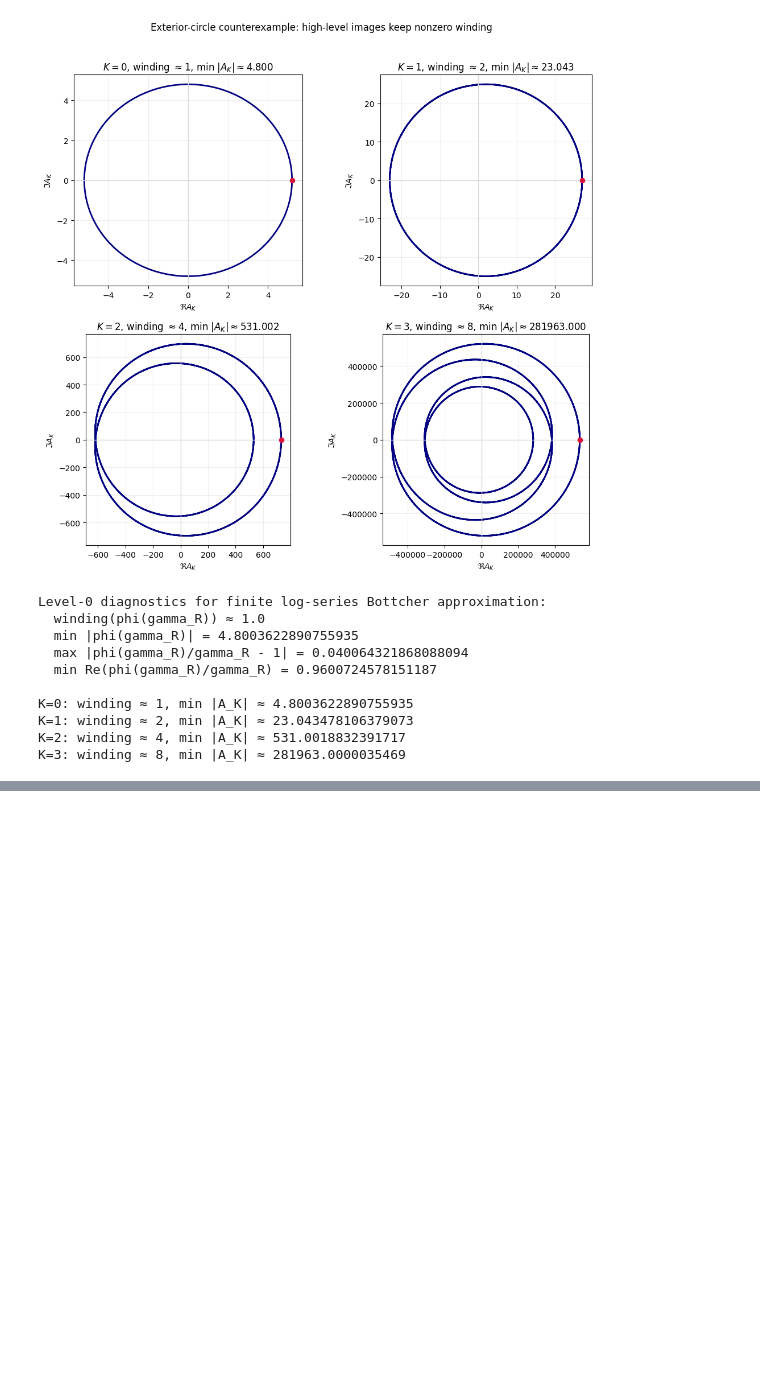
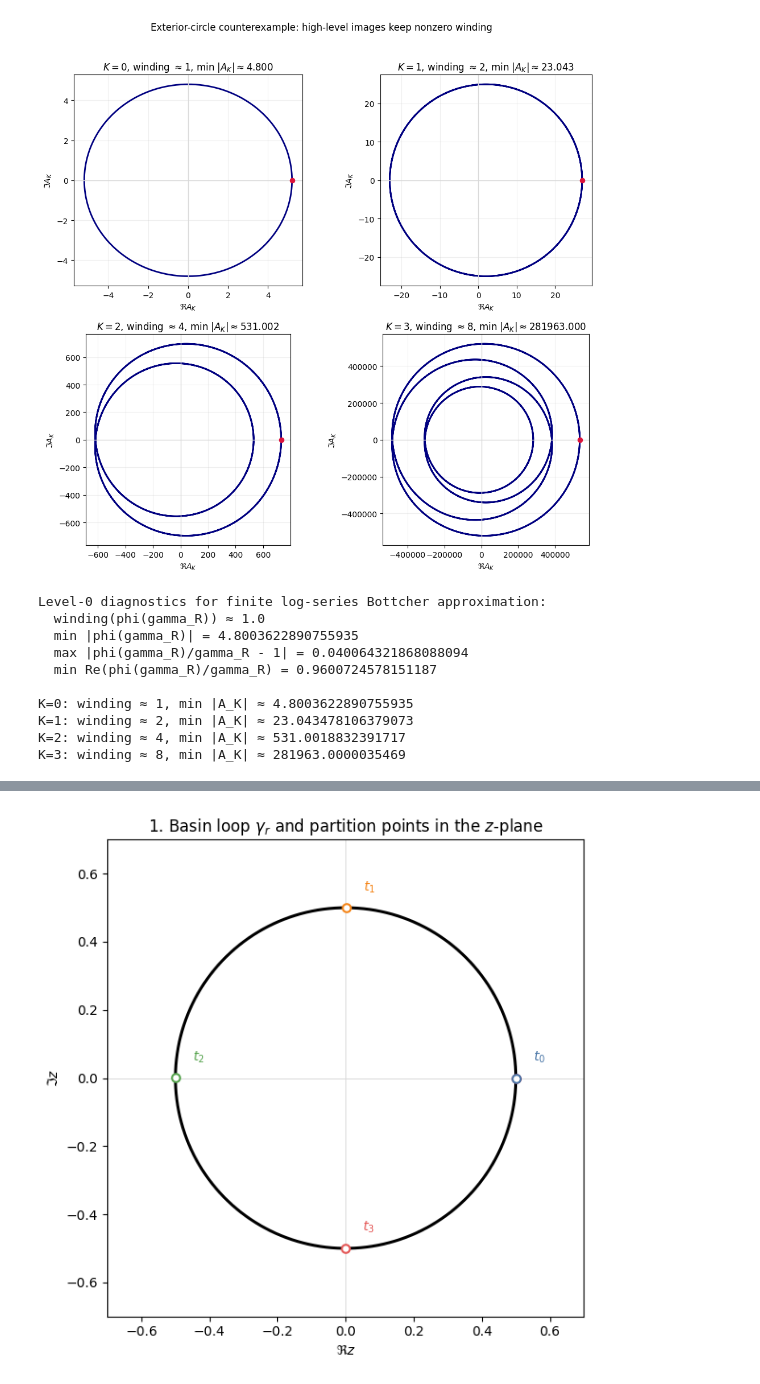
Before and after one commit to kirill-kondrashov/mlc, a Jupyter notebook: notebooks/frontier_plan08_step13_actual_high_escaping_charts.ipynb, the cells around one changed output, grey strips where cells are left out. Cells and saved outputs as stored; diff of their text form; code cells hidden in the pictures; blank space fills up the shorter version.

```diff
--- a/notebooks/frontier_plan08_step13_actual_high_escaping_charts.ipynb
+++ b/notebooks/frontier_plan08_step13_actual_high_escaping_charts.ipynb
@@ -167,0 +273,19 @@ So the frontier is no longer “prove one global logarithm for every high-escapi
+# %%
+fig, ax = plt.subplots(figsize=(6.2, 6.0))
+ax.set_aspect('equal')
+ax.plot(z_curve.real, z_curve.imag, color='black', lw=2.2)
+ax.scatter([z_curve[0].real], [z_curve[0].imag], color='crimson', s=42, zorder=4)
+for j, p in enumerate(partition_points_z):
+    ax.scatter([p.real], [p.imag], color='white', edgecolor=colors[j], s=38, zorder=5, linewidth=1.5)
+    ax.text(p.real + 0.05, p.imag + 0.05, rf'$t_{j}$', color=colors[j], fontsize=10)
+ax.axhline(0, color='0.85', lw=0.7)
+ax.axvline(0, color='0.85', lw=0.7)
+ax.set_xlim(-0.7, 0.7)
+ax.set_ylim(-0.7, 0.7)
+ax.set_title(r'1. Basin loop $\gamma_r$ and partition points in the $z$-plane')
+ax.set_xlabel(r'$\Re z$')
+ax.set_ylabel(r'$\Im z$')
+plt.tight_layout()
+plt.show()
+# %% [output]
+[figure, added]
```
Also changed, not shown: parts of 24 cells of this notebook, 2 other files.
